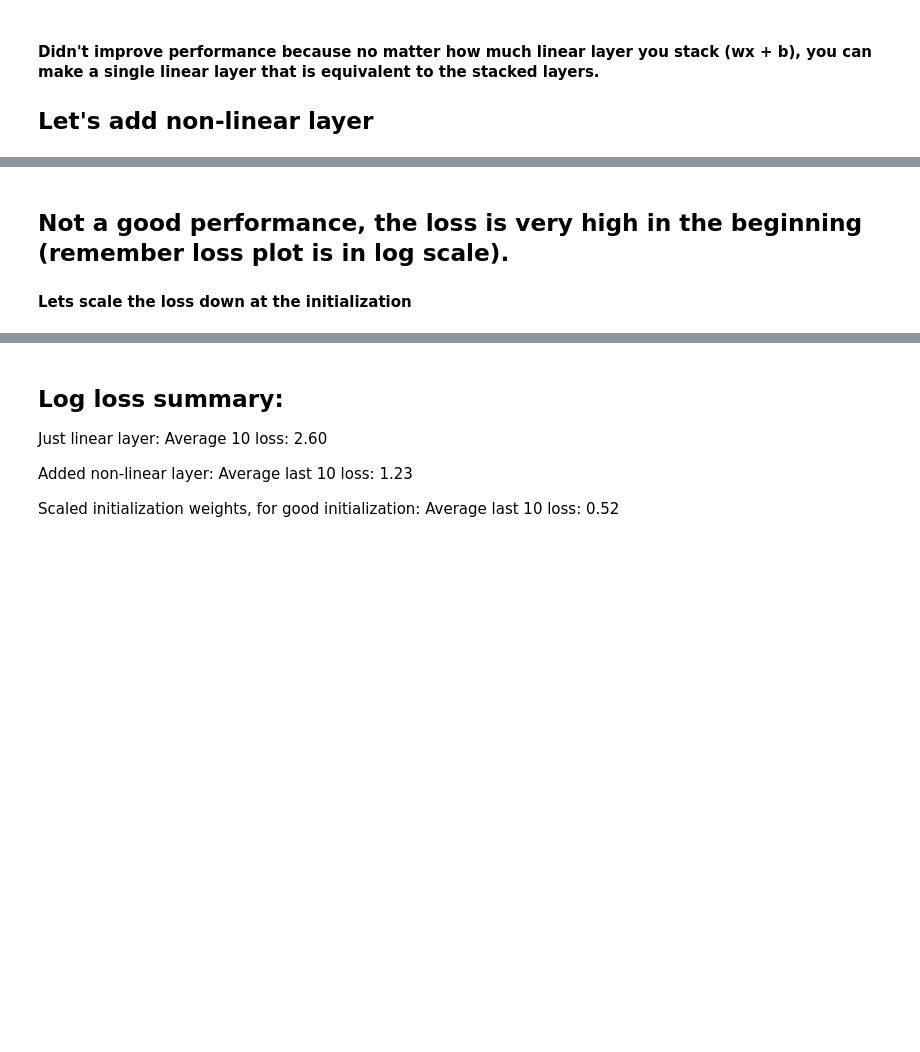
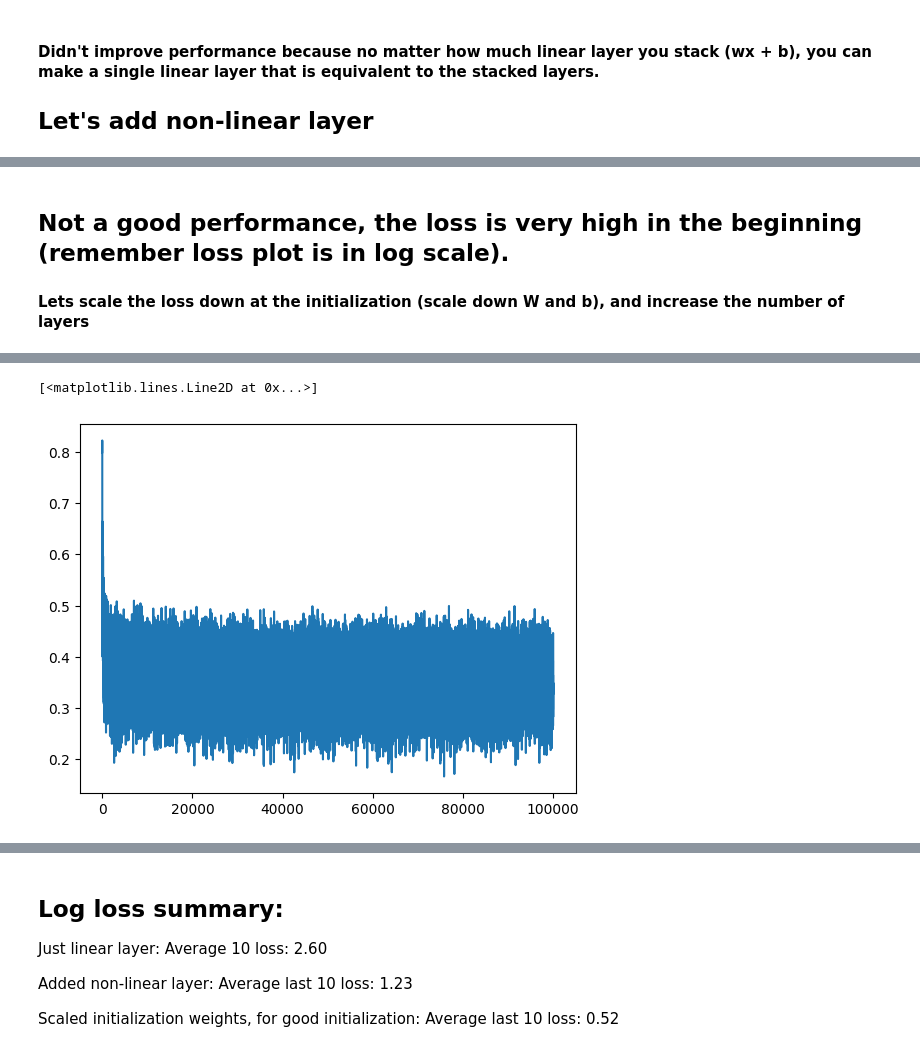
Before and after one commit to aabs7/Robot-Learning, a Jupyter notebook: llm/trigram.ipynb, the cells around one changed output, grey strips where cells are left out. Drawn from its saved outputs; the diff is of its cells as text; code cells hidden in the pictures; blank space fills up the shorter version.

Commit message:
Add visualizations

```diff
--- a/llm/trigram.ipynb
+++ b/llm/trigram.ipynb
@@ -500,25 +497,13 @@ eamderwspdabesbkaxbkactkasdsagdazrgcagsemmgjakiswjaxdnlmdtpaejdkegdikadkhgssyjnd
 # %% [markdown]
 ## Not a good performance, the loss is very high in the beginning (remember loss plot is in log scale).
-#### Lets scale the loss down at the initialization
+#### Lets scale the loss down at the initialization (scale down W and b), and increase the number of layers
 # %%
-class Linear():
-    def __init__(self, fan_in, fan_out, bias=True):
-        self.W = torch.randn(fan_in, fan_out) * 0.2 # Multiply with a small number
-        self.b = torch.randn(1, fan_out) * 0.01 # Multiply with a small number
-        self.bias = bias
-
-    def __call__(self, X):
-        self.out = X @ self.W
-        if self.bias is not None:
-            self.out += self.b
-        return self.out
-
-    def parameters(self):
-        return [self.W] + ([self.b] if self.bias else [])
-
 layers_w_nl = [
-    Linear(54, 100), Tanh(),
-    Linear(100, 100), Tanh(),
+    Linear(54, 100, bias=False), Tanh(),
+    Linear(100, 100, bias=False), Tanh(),
+    Linear(100, 100, bias=False), Tanh(),
+    Linear(100, 100, bias=False), Tanh(),
+    Linear(100, 100, bias=False), Tanh(),
     Linear(100, 27)
 ]
 parameters_nl = [p for layer in layers_w_nl for p in layer.parameters()]
@@ -526,8 +511,10 @@ print("Total parameters = ", sum(p.nelement() for p in parameters_nl))
 
 # lets make sure that the use grad is true for all parameters.
 for p in parameters_nl:
-    p.requires_grad_(True)
+    p.requires_grad = True
 
 # Now train like before
 all_loss = train(x_enc, y, layers_w_nl, parameters_nl, epochs=100000, lr=0.10, verbose=False)
+print(f'Average last 10 loss: {sum(all_loss[:10])/10:.2f}')
+plt.plot(all_loss)
 # %% [output]
@@ -534,0 +523,2 @@ Total parameters =  18327
+[<matplotlib.lines.Line2D at 0x...>]
+[figure, added]
```
Also changed, not shown: parts of 14 cells of this notebook.
